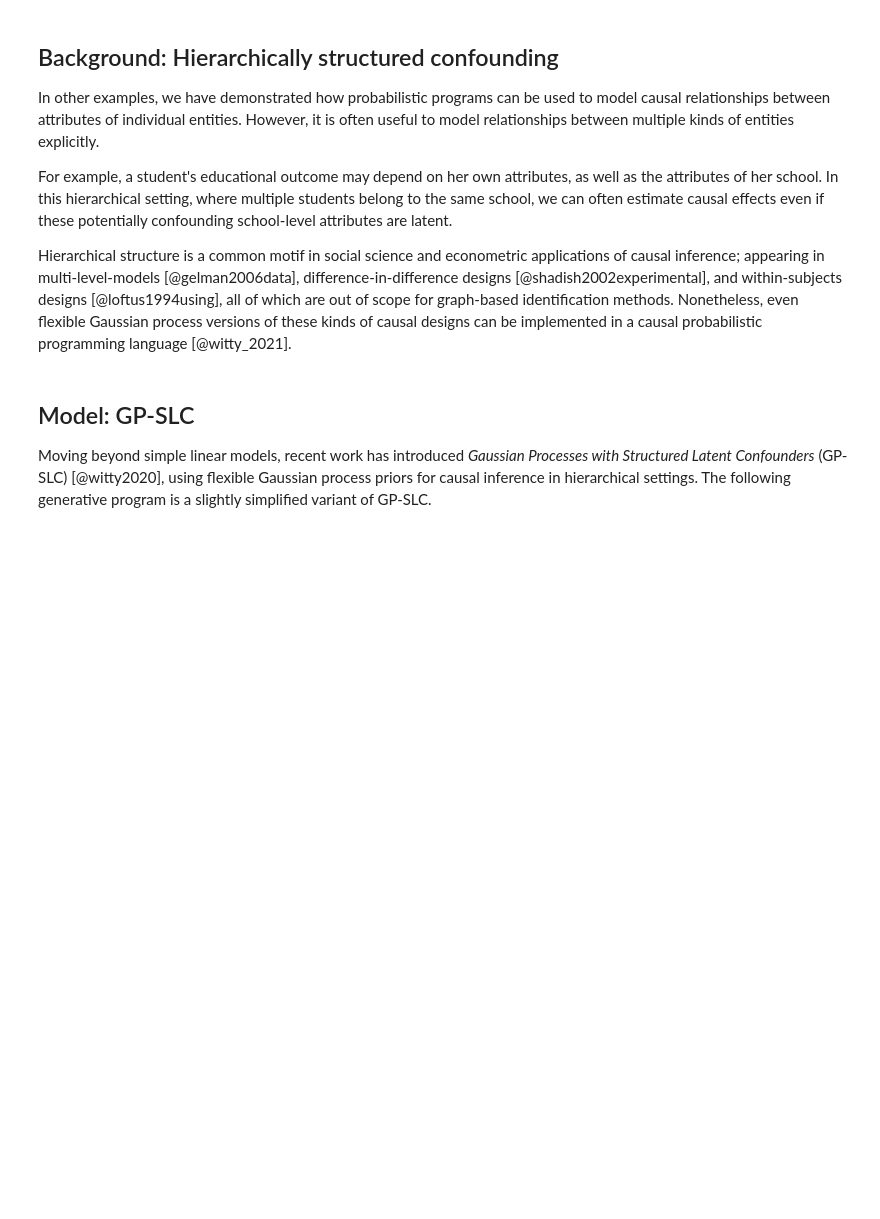
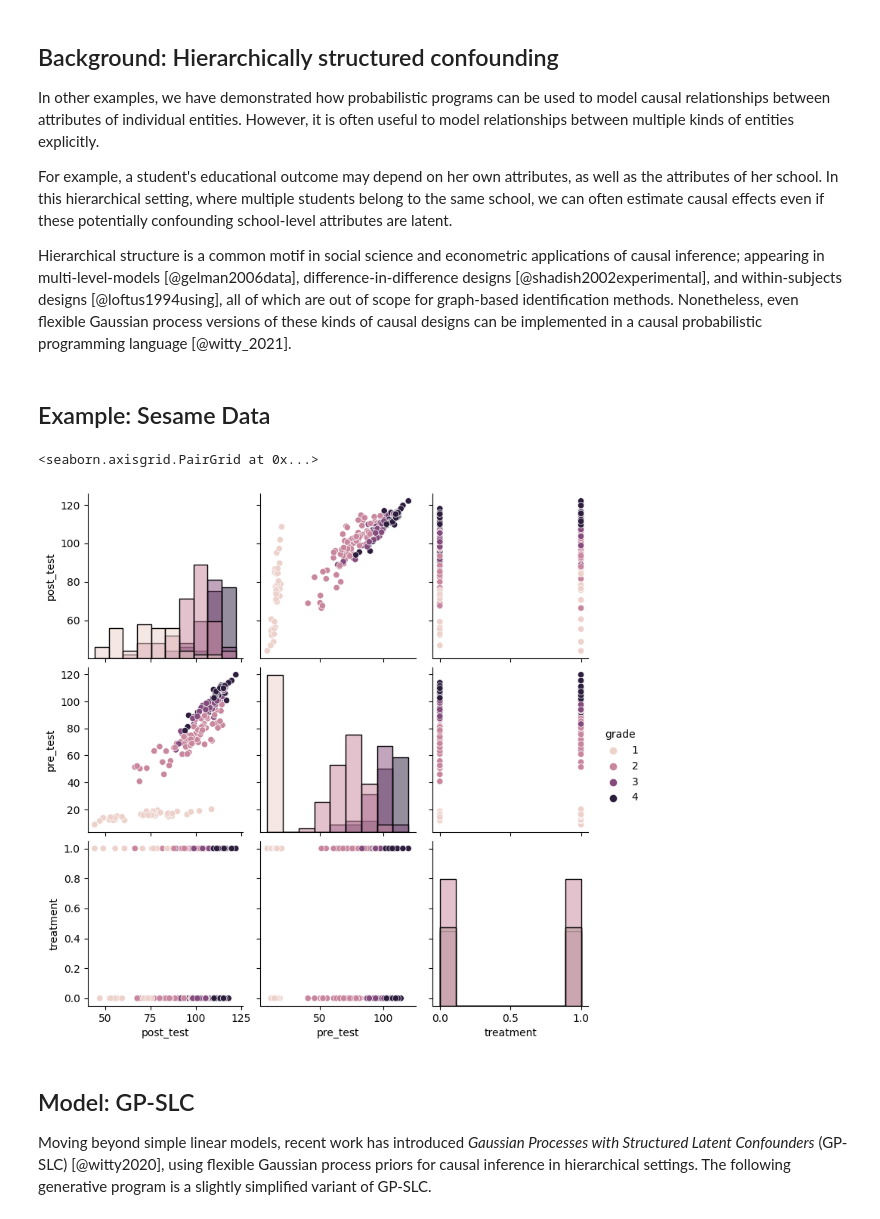
Before and after one commit to BasisResearch/chirho, a Jupyter notebook: docs/source/slc.ipynb, the cells around one changed output. Drawn from its saved outputs; the diff is of its cells as text; code cells hidden in the pictures; blank space fills up the shorter version.

```diff
--- a/docs/source/slc.ipynb
+++ b/docs/source/slc.ipynb
@@ -36,6 +45,23 @@ designs [@loftus1994using], all of which are out of scope for
 graph-based identification methods. Nonetheless, even flexible Gaussian
 process versions of these kinds of causal designs can be implemented in
 a causal probabilistic programming language [@witty_2021].
+# %% [markdown]
+## Example: Sesame Data
+# %%
+DATA_URL = "https://raw.githubusercontent.com/avehtari/ROS-Examples/master/ElectricCompany/data/electric.csv"
+
+data = pd.read_csv(DATA_URL, delimiter=",", index_col=0)
+
+# See Chapter 23 in http://ecologia.ib.usp.br/curso_r/lib/exe/fetch.php/bie5782:00_curso_avancado:uriarte:gelman_hill2007_data_analysis_using_regression_and_multilevel-hierarchical_models.pdf
+
+# They drop the description of whether the intervention was used as a supplement to teaching or as a replacement for teaching, as it is post-treatment and
+# may introduce collider bias.
+data = data.drop("supp", axis=1)
+# %%
+sns.pairplot(data.drop("pair_id", axis=1), hue="grade", diag_kind="hist")
+# %% [output]
+<seaborn.axisgrid.PairGrid at 0x...>
+[figure, added]
 # %% [markdown]
 ## Model: GP-SLC
 
```
Also changed, not shown: parts of 6 cells of this notebook.
